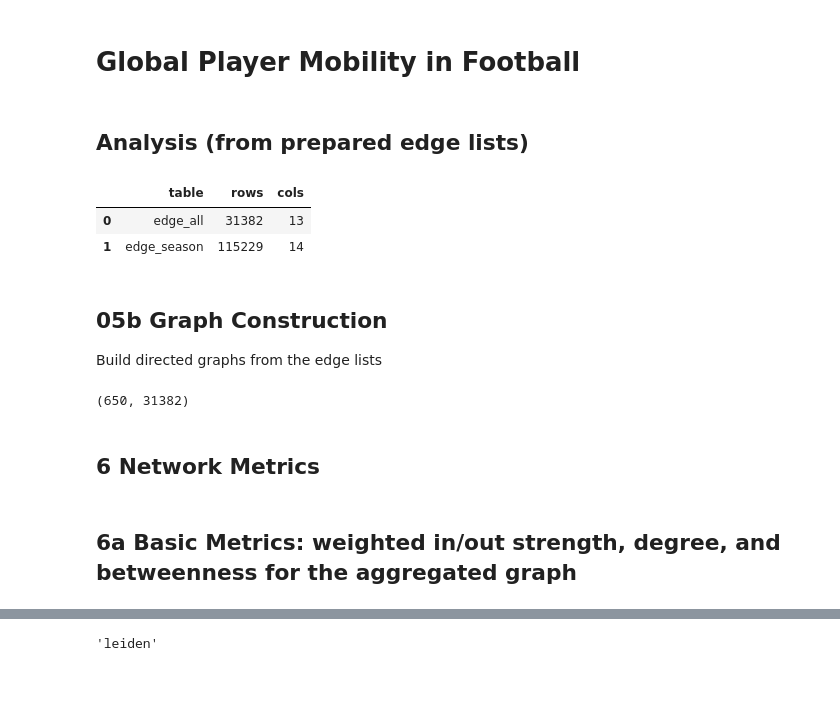
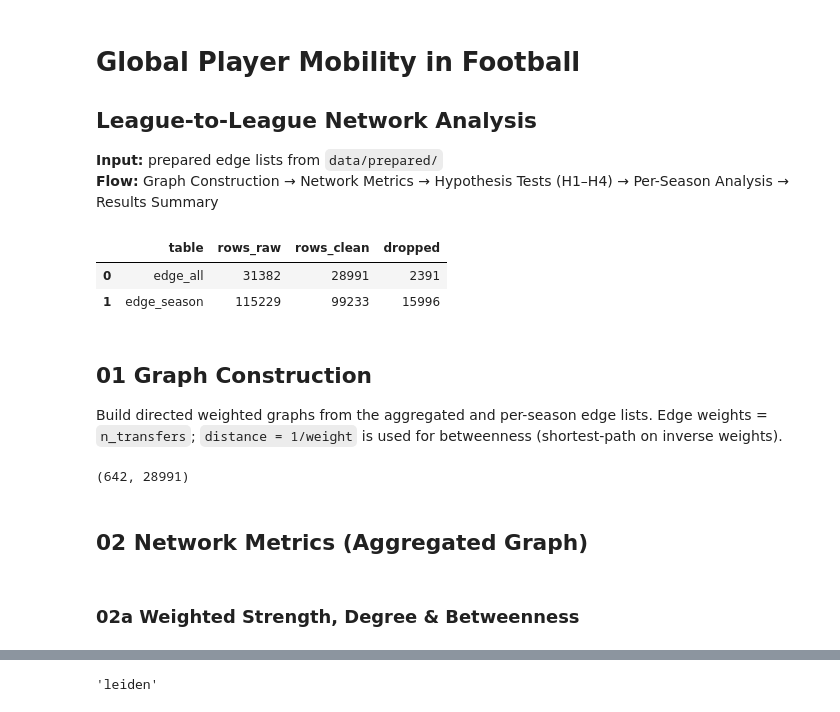
Before and after one commit to timg4/Mobility-in-Global-Football, a Jupyter notebook: analysis.ipynb, the cells around one changed output, grey strips where cells are left out. Drawn from its saved outputs; the diff is of its cells as text; code cells hidden in the pictures; blank space fills up the shorter version.

```diff
--- a/analysis.ipynb
+++ b/analysis.ipynb
@@ -1,4 +1,6 @@
 # %% [markdown]
 # Global Player Mobility in Football
+## League-to-League Network Analysis
+
+**Input:** prepared edge lists from `data/prepared/`
+**Flow:** Graph Construction → Network Metrics → Hypothesis Tests (H1–H4) → Per-Season Analysis → Results Summary
-# %% [markdown]
-## Analysis (from prepared edge lists)
@@ -5,35 +13,43 @@
 # %%
-from pathlib import Path
-import pandas as pd
-import igraph as ig
-import leidenalg
-import numpy as np
 
 PROJECT_ROOT = Path.cwd()
 
-# Default analysis input
-EDGE_ALL_PATH = PROJECT_ROOT / 'data' / 'prepared' / 'edge_all_strict.csv'
+EDGE_ALL_PATH    = PROJECT_ROOT / 'data' / 'prepared' / 'edge_all_strict.csv'
 EDGE_SEASON_PATH = PROJECT_ROOT / 'data' / 'prepared' / 'edge_season_strict.csv'
-
-# Alternative (with unknown competitions kept)
-# EDGE_ALL_PATH = PROJECT_ROOT / 'data' / 'prepared' / 'edge_all_with_unknown.csv'
+# Alternatives with unknown competitions kept:
+# EDGE_ALL_PATH    = PROJECT_ROOT / 'data' / 'prepared' / 'edge_all_with_unknown.csv'
 # EDGE_SEASON_PATH = PROJECT_ROOT / 'data' / 'prepared' / 'edge_season_with_unknown.csv'
 
-edge_all = pd.read_csv(EDGE_ALL_PATH)
-edge_season = pd.read_csv(EDGE_SEASON_PATH)
+# Pseudo-league IDs: not real competitions, excluded before any analysis
+PSEUDO_LEAGUES = {'WITHOUT_CLUB', 'RETIREMENT', 'UNKNOWN_CLUB'}
+
+_edge_all    = pd.read_csv(EDGE_ALL_PATH)
+_edge_season = pd.read_csv(EDGE_SEASON_PATH)
+
+def _drop_pseudo(df):
+    mask = (
+        df['source_league_id'].isin(PSEUDO_LEAGUES) |
+        df['dest_league_id'].isin(PSEUDO_LEAGUES)
+    )
+    return df[~mask].copy()
+
+edge_all    = _drop_pseudo(_edge_all)
+edge_season = _drop_pseudo(_edge_season)
 
 pd.DataFrame({
-    'table': ['edge_all', 'edge_season'],
-    'rows': [len(edge_all), len(edge_season)],
-    'cols': [edge_all.shape[1], edge_season.shape[1]],
+    'table':        ['edge_all', 'edge_season'],
+    'rows_raw':     [len(_edge_all),    len(_edge_season)],
+    'rows_clean':   [len(edge_all),     len(edge_season)],
+    'dropped':      [len(_edge_all) - len(edge_all), len(_edge_season) - len(edge_season)],
 })
 # %% [output]
-|  | table | rows | cols |
-| 0 | edge_all | 31382 | 13 |
-| 1 | edge_season | 115229 | 14 |
+|  | table | rows_raw | rows_clean | dropped |
+| 0 | edge_all | 31382 | 28991 | 2391 |
+| 1 | edge_season | 115229 | 99233 | 15996 |
 # %% [markdown]
-## 05b  Graph Construction
-Build directed graphs from the edge lists
+## 01  Graph Construction
+
+Build directed weighted graphs from the aggregated and per-season edge lists. Edge weights = `n_transfers`; `distance = 1/weight` is used for betweenness (shortest-path on inverse weights).
 # %%
 src_labels = edge_all[['source_league_id', 'source_league']].dropna().drop_duplicates()
 dst_labels = edge_all[['dest_league_id', 'dest_league']].dropna().drop_duplicates()
@@ -61,11 +77,11 @@ for season, df in edge_season.groupby('season'):
 
 G_all.vcount(), G_all.ecount()
 # %% [output]
-(650, 31382)
+(642, 28991)
 # %% [markdown]
-## 6 Network Metrics
+## 02  Network Metrics (Aggregated Graph)
 # %% [markdown]
-## 6a Basic Metrics: weighted in/out strength, degree, and betweenness for the aggregated graph
+### 02a  Weighted Strength, Degree & Betweenness
 # %%
 metrics = pd.DataFrame({
     'league': G_all.vs['name'],
```
Also changed, not shown: parts of 44 cells of this notebook, 5 other files.
